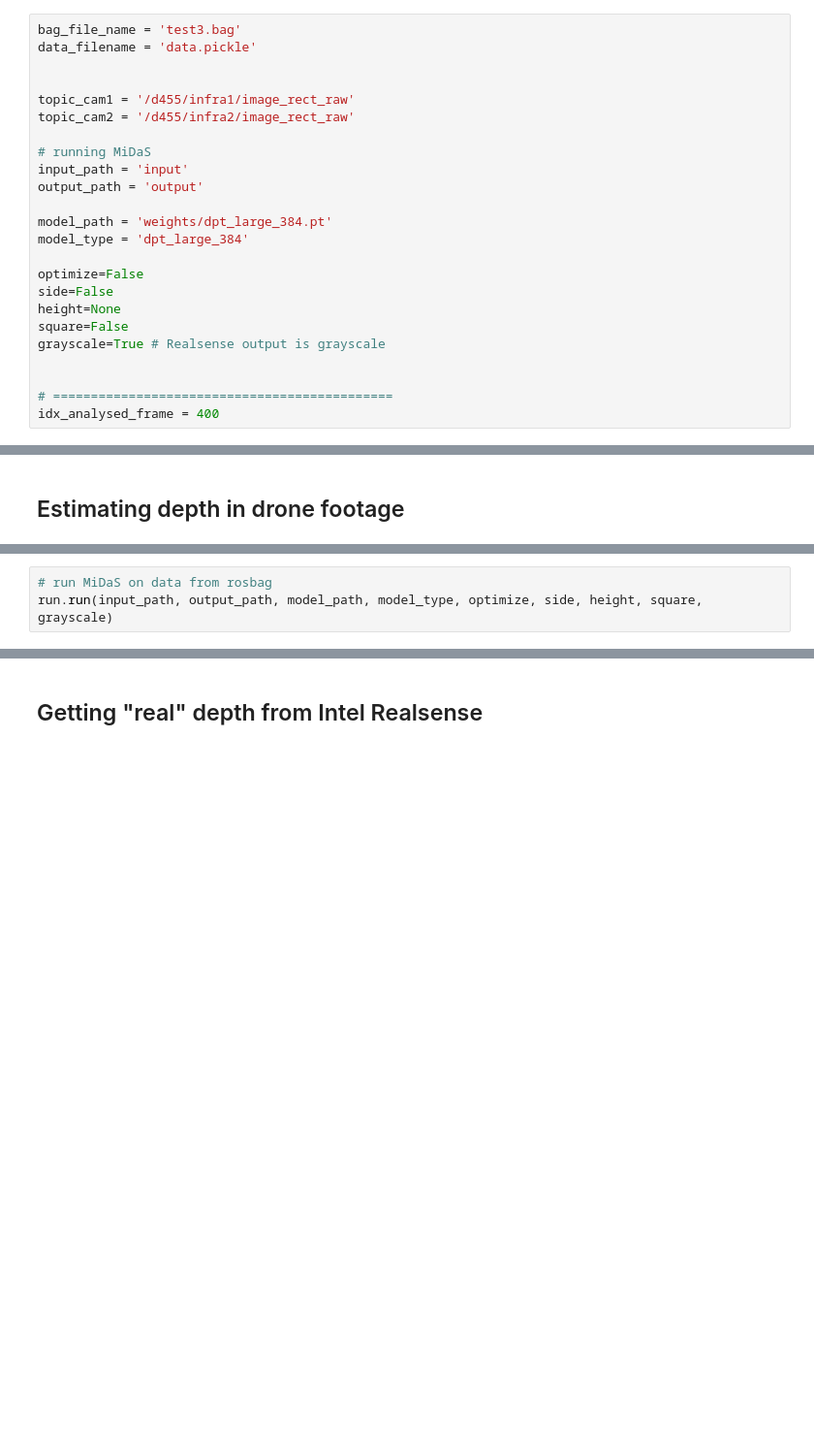
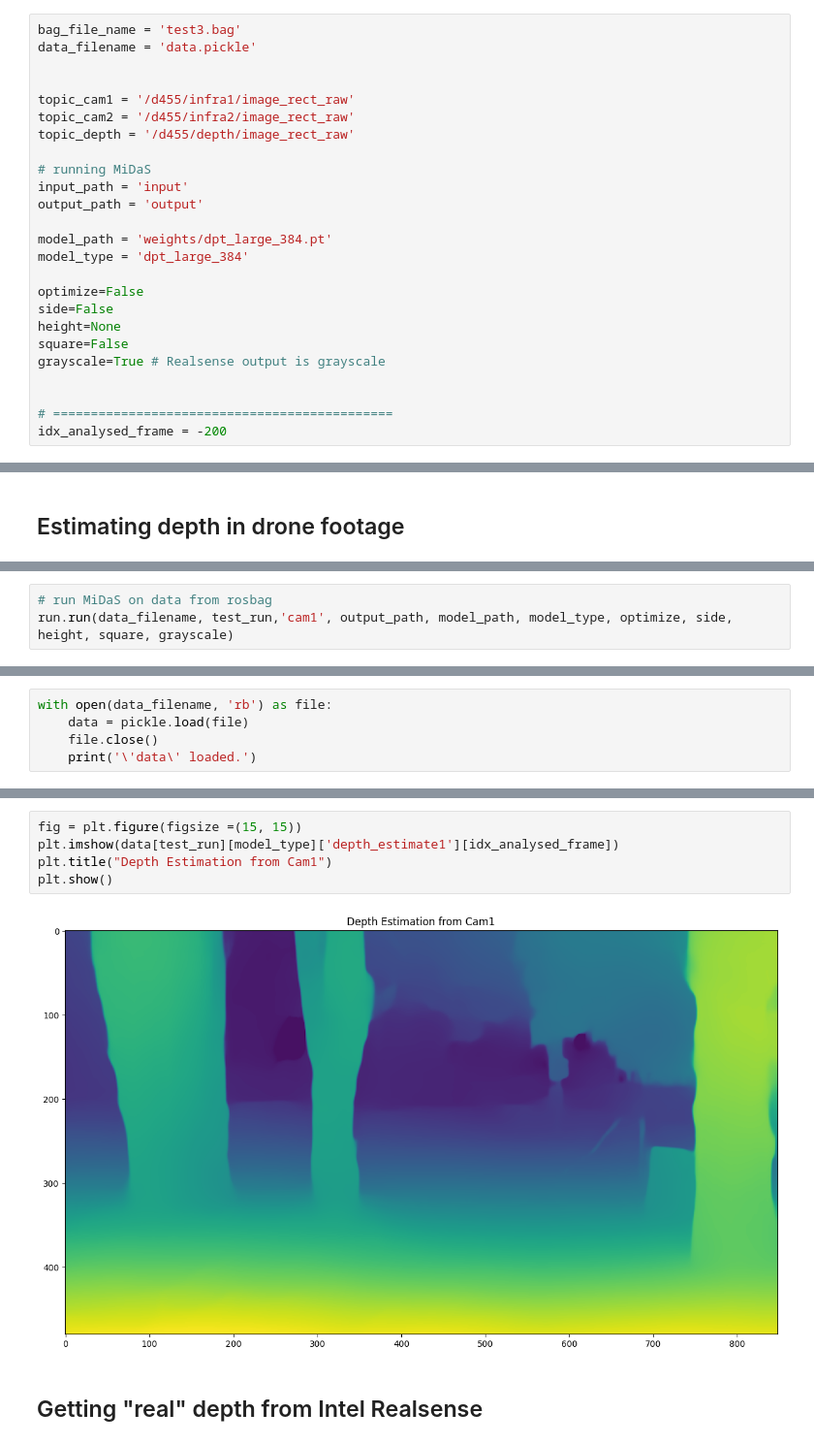
Before and after one commit to rwittmuess/Monocular_Depth_Estimation_Performance, a Jupyter notebook: eval_performance.ipynb, the cells around one changed output, grey strips where cells are left out. Shown at 97% size. Drawn from its saved outputs; the diff is of its cells as text; blank space fills up the shorter version.

Commit message:
Add dict and pickle functionality to eval

```diff
--- a/eval_performance.ipynb
+++ b/eval_performance.ipynb
@@ -10,6 +10,7 @@ data_filename = 'data.pickle'
 
 topic_cam1 = '/d455/infra1/image_rect_raw'
 topic_cam2 = '/d455/infra2/image_rect_raw'
+topic_depth = '/d455/depth/image_rect_raw'
 
 # running MiDaS
 input_path = 'input'
@@ -26,7 +27,7 @@ grayscale=True # Realsense output is grayscale
 
 
 # =============================================
-idx_analysed_frame = 400
+idx_analysed_frame = -200
 # %% [markdown]
 ## Getting drone footage
 # %%
@@ -181,3 +153,3 @@ plt.show()
 # %%
 # run MiDaS on data from rosbag
-run.run(input_path, output_path, model_path, model_type, optimize, side, height, square, grayscale)
+run.run(data_filename, test_run,'cam1', output_path, model_path, model_type, optimize, side, height, square, grayscale)
@@ -206,0 +163,5 @@ print("Size of list1: " + str(sys.getsizeof(depth_estimate_images)) + "bytes")
+# %%
+with open(data_filename, 'rb') as file:
+    data = pickle.load(file)
+    file.close()
+    print('\'data\' loaded.')
@@ -207,3 +170,10 @@ print("Size of list1: " + str(sys.getsizeof(depth_estimate_images)) + "bytes")
+# %%
+fig = plt.figure(figsize =(15, 15))
+plt.imshow(data[test_run][model_type]['depth_estimate1'][idx_analysed_frame])
+plt.title("Depth Estimation from Cam1")
+plt.show()
+# %% [output]
+[figure, added]
 # %% [markdown]
 ## Getting "real" depth from Intel Realsense
 # %%
```
Also changed, not shown: parts of 19 cells of this notebook.
